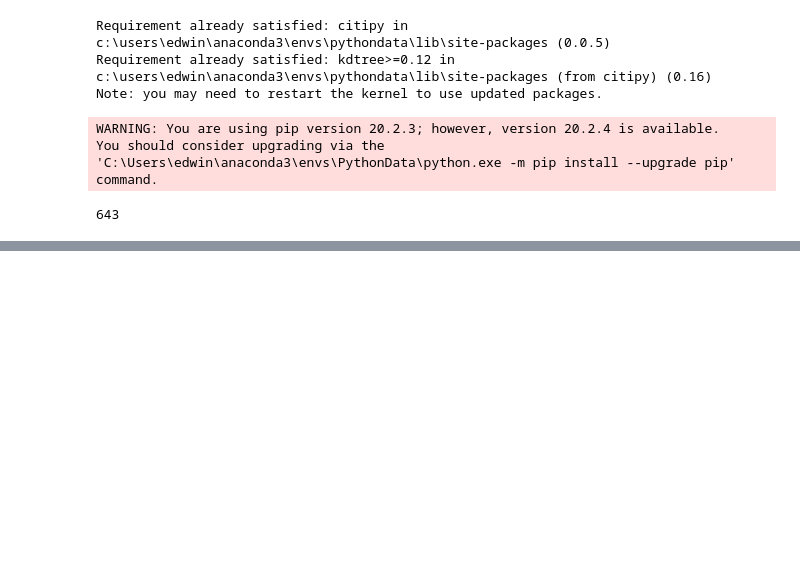
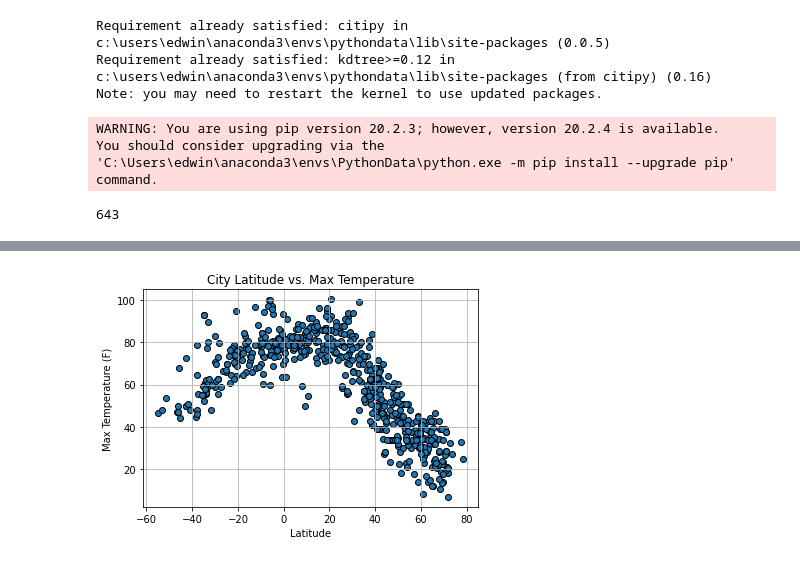
Before and after one commit to EdwinVargas22/UCI-Edwin-Vargas-Homework, a Jupyter notebook: 06-Python-API-Challenge/WeatherPy/WeatherPy.ipynb, the cells around one changed output, grey strips where cells are left out. Drawn from its saved outputs; the diff is of its cells as text; code cells hidden in the pictures; blank space fills up the shorter version.

Commit message:
Created 4 scatter plots

```diff
--- a/06-Python-API-Challenge/WeatherPy/WeatherPy.ipynb
+++ b/06-Python-API-Challenge/WeatherPy/WeatherPy.ipynb
@@ -25,8 +25,6 @@ while len(cities)<643:
     y = (random.choice(range(-180,180)))
     city = citipy.nearest_city(x,y).city_name
 
-    city = city.replace(" ", "%20")
-
     if city not in cities:
         cities.append(city)
 
@@ -59,15 +57,14 @@ for city in cities:
         sets += 1
         count = 0
 
-    print(f'Processing Record {count} of Set {sets} | {city}')
-    print(f"{url}&q={city}")
+    print(f'Processing Record %s of Set %s | %s' % (count, sets, city))
 
     count += 1
 
     try:
 
         response = requests.get(f"{url}&q={city}").json()
-        city_name.append(response["name"])
+
         city_name.append(response["name"])
         cloudiness.append(response["clouds"]["all"])
         country.append(response["sys"]["country"])
@@ -106,0 +104,18 @@ http://api.openweathermap.org/data/2.5/weather?units=Imperial&appid=630d4240179e
+# %%
+weather_dictionary = {
+            "City": city_name,
+            "Lat": lat,
+            "Lng": lng,
+            "Max Temp": max_temp,
+            "Humidity": humidity,
+            "Cloudiness": cloudiness,
+            "Wind Speed": wind_speed,
+            "Country": country,
+            "Date": date,
+}
+
+weather_city_data = pd.DataFrame(weather_dictionary)
+
+weather_city_data.to_csv('CSV Data/weather_city_data.csv',index=False)
+
+weather_city_data.count()
@@ -106,0 +142,6 @@ http://api.openweathermap.org/data/2.5/weather?units=Imperial&appid=630d4240179e
+# %%
+indexNames = weather_city_data[weather_city_data['Humidity'] > 100].index
+
+weather_city_data.drop(indexNames, inplace = True)
+
+weather_city_data.count()
@@ -106,0 +159,13 @@ http://api.openweathermap.org/data/2.5/weather?units=Imperial&appid=630d4240179e
+# %%
+# Latitude vs Temperature Plot
+plt.scatter(weather_city_data['Lat'], weather_city_data['Max Temp'], edgecolor="black", marker="o")
+
+plt.title("City Latitude vs. Max Temperature")
+plt.ylabel("Max Temperature (F)")
+plt.xlabel("Latitude")
+plt.grid(True)
+
+plt.savefig("Latitude vs. Temperature Plot.png")
+plt.show()
+# %% [output]
+[figure, added]
```
Also changed, not shown: parts of 7 cells of this notebook, 4 other files.
